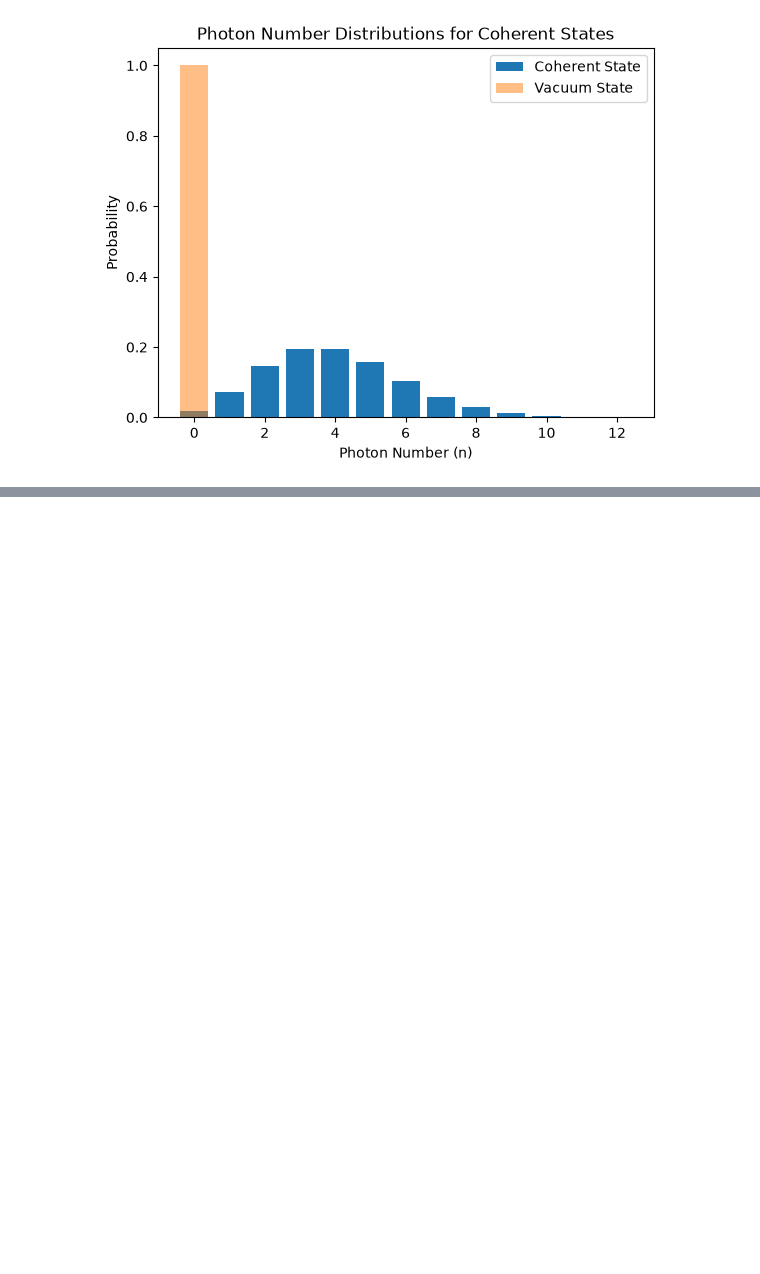
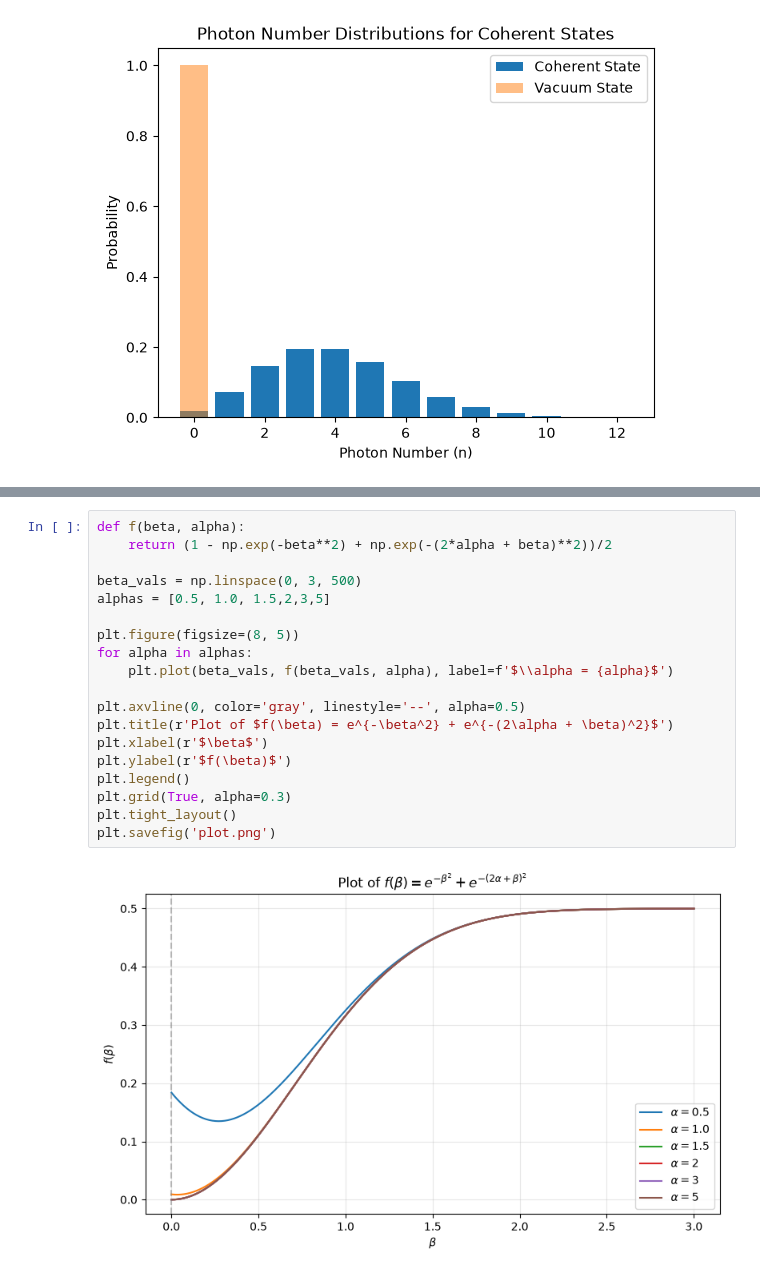
Before and after one commit to eskildpra/Dolinar-Receiver, a Jupyter notebook: leif.ipynb, the cells around one changed output, grey strips where cells are left out. Saved outputs shown, nothing was run; the diff lists cells and outputs as text; blank space fills up the shorter version.

```diff
--- a/leif.ipynb
+++ b/leif.ipynb
@@ -128,0 +167,21 @@ Here I will now use Qutip to calculate psuedo-experimental results which should
+# %%
+def f(beta, alpha):
+    return (1 - np.exp(-beta**2) + np.exp(-(2*alpha + beta)**2))/2
+
+beta_vals = np.linspace(0, 3, 500)
+alphas = [0.5, 1.0, 1.5,2,3,5]
+
+plt.figure(figsize=(8, 5))
+for alpha in alphas:
+    plt.plot(beta_vals, f(beta_vals, alpha), label=f'$\\alpha = {alpha}$')
+
+plt.axvline(0, color='gray', linestyle='--', alpha=0.5)
+plt.title(r'Plot of $f(\beta) = e^{-\beta^2} + e^{-(2\alpha + \beta)^2}$')
+plt.xlabel(r'$\beta$')
+plt.ylabel(r'$f(\beta)$')
+plt.legend()
+plt.grid(True, alpha=0.3)
+plt.tight_layout()
+plt.savefig('plot.png')
+# %% [output]
+[figure, added]
```
Also changed, not shown: parts of 12 cells of this notebook, 1 other file.
